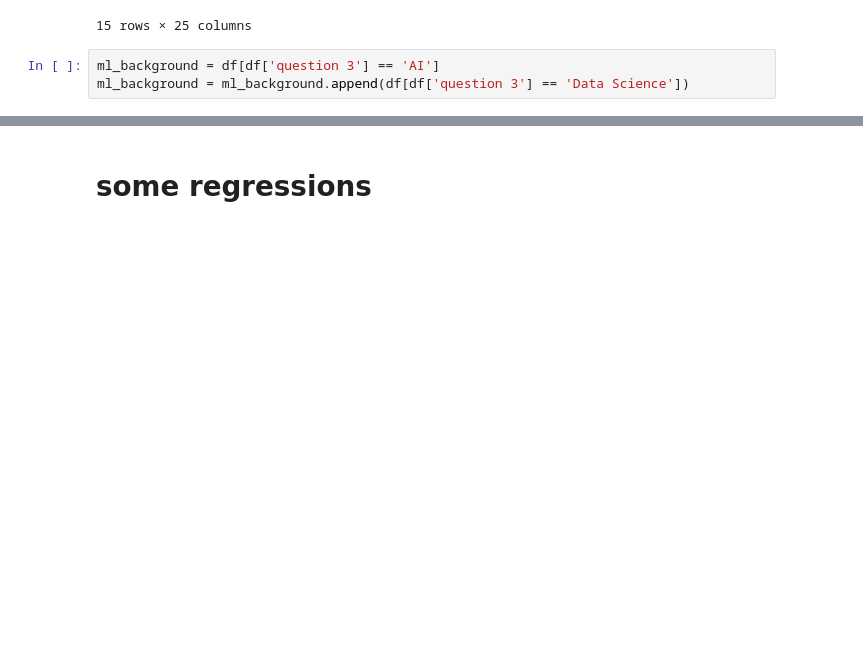
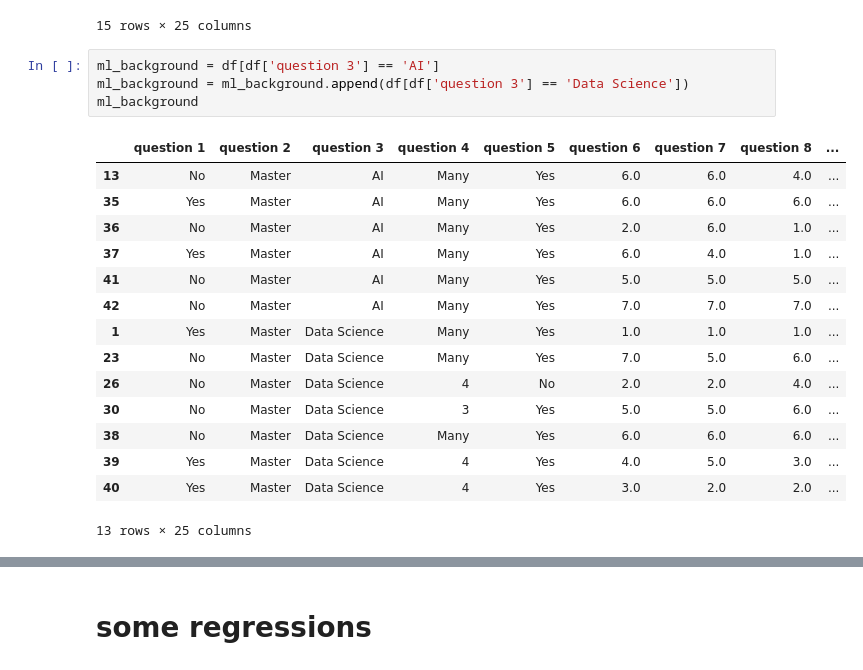
Before and after one commit to unofficial-Jona/Unimaas_researchproject_XAI, a Jupyter notebook: Data analysis.ipynb, the cells around one changed output, grey strips where cells are left out. Saved outputs shown, nothing was run; the diff lists cells and outputs as text; blank space fills up the shorter version.

```diff
--- a/Data analysis.ipynb
+++ b/Data analysis.ipynb
@@ -35,5 +39,22 @@ df.head(15)
 # %%
 ml_background = df[df['question 3'] == 'AI']
 ml_background = ml_background.append(df[df['question 3'] == 'Data Science'])
+ml_background
+# %% [output]
+|  | question 1 | question 2 | question 3 | question 4 | question 5 | question 6 | question 7 | question 8 | ... |
+| 13 | No | Master | AI | Many | Yes | 6.0 | 6.0 | 4.0 | ... |
+| 35 | Yes | Master | AI | Many | Yes | 6.0 | 6.0 | 6.0 | ... |
+| 36 | No | Master | AI | Many | Yes | 2.0 | 6.0 | 1.0 | ... |
+| 37 | Yes | Master | AI | Many | Yes | 6.0 | 4.0 | 1.0 | ... |
+| 41 | No | Master | AI | Many | Yes | 5.0 | 5.0 | 5.0 | ... |
+| 42 | No | Master | AI | Many | Yes | 7.0 | 7.0 | 7.0 | ... |
+| 1 | Yes | Master | Data Science | Many | Yes | 1.0 | 1.0 | 1.0 | ... |
+| 23 | No | Master | Data Science | Many | Yes | 7.0 | 5.0 | 6.0 | ... |
+| 26 | No | Master | Data Science | 4 | No | 2.0 | 2.0 | 4.0 | ... |
+| 30 | No | Master | Data Science | 3 | Yes | 5.0 | 5.0 | 6.0 | ... |
+| 38 | No | Master | Data Science | Many | Yes | 6.0 | 6.0 | 6.0 | ... |
+| 39 | Yes | Master | Data Science | 4 | Yes | 4.0 | 5.0 | 3.0 | ... |
+| 40 | Yes | Master | Data Science | 4 | Yes | 3.0 | 2.0 | 2.0 | ... |
+13 rows × 25 columns
 # %%
 non_ml_background = df.drop(index=ml_background.index)
```
Also changed, not shown: parts of 7 cells of this notebook.
